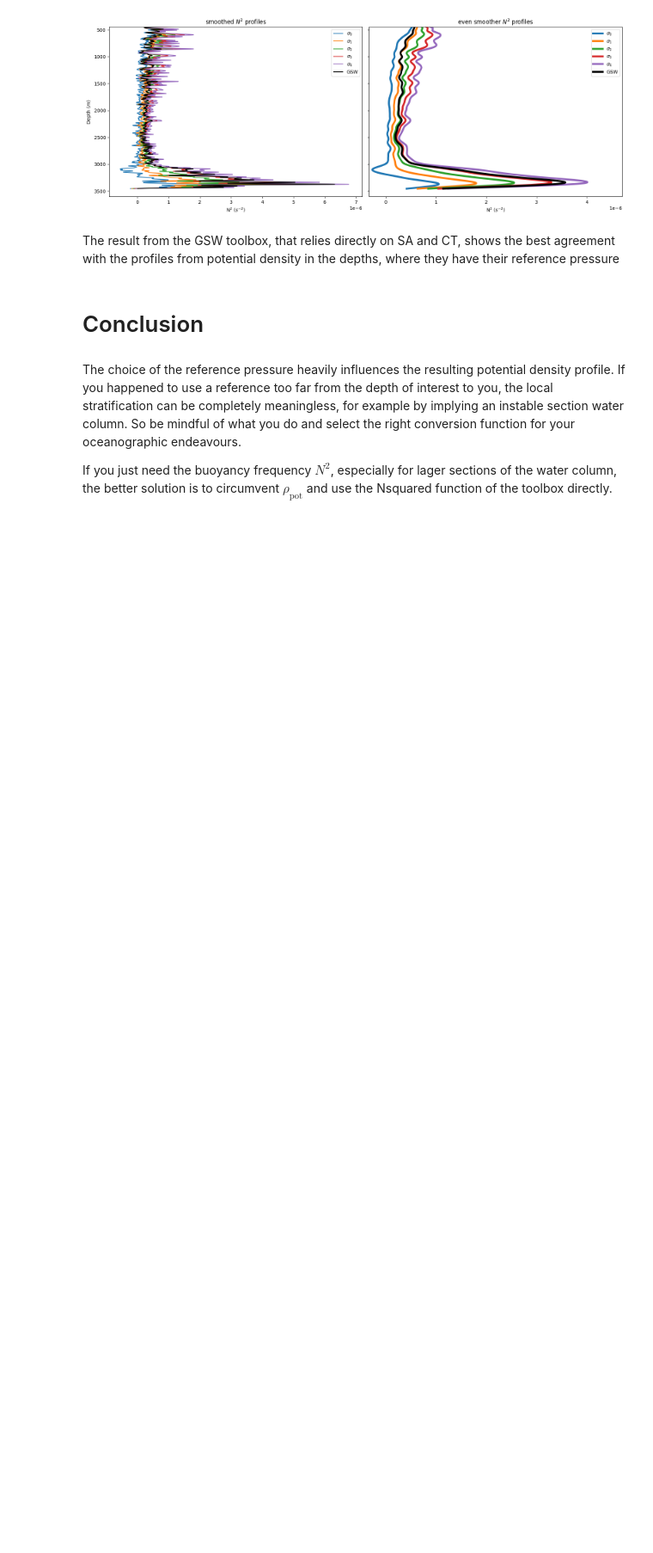
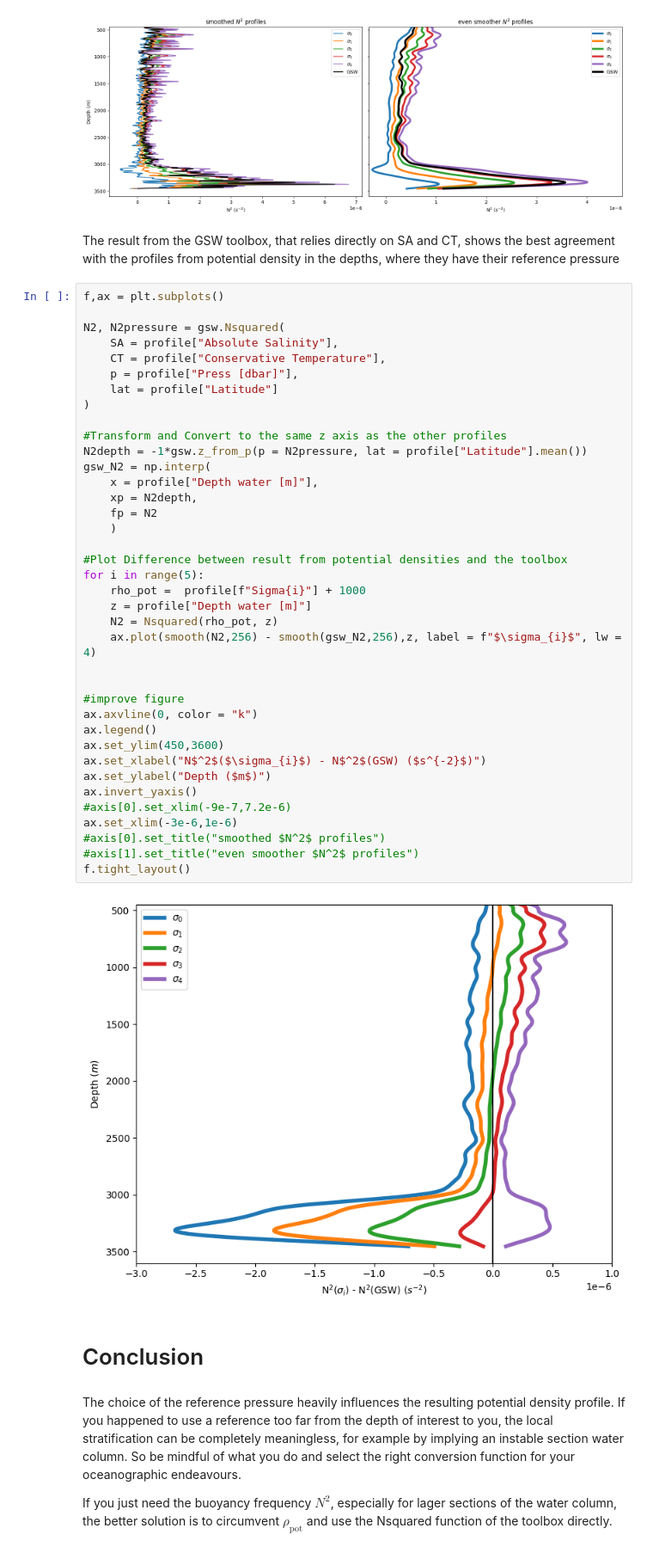
Before and after one commit to opinner/Articles, a Jupyter notebook: Articles/Potential_Density_Shenanigans.ipynb, the cells around one changed output. Shown at 86% size. Drawn from its saved outputs; the diff is of its cells as text; blank space fills up the shorter version.

```diff
--- a/Articles/Potential_Density_Shenanigans.ipynb
+++ b/Articles/Potential_Density_Shenanigans.ipynb
@@ -249,6 +252,46 @@ f.tight_layout()
 [figure]
 # %% [markdown]
 The result from the GSW toolbox, that relies directly on SA and CT, shows the best agreement with the profiles from potential density in the depths, where they have their reference pressure
+# %%
+f,ax = plt.subplots()
+
+N2, N2pressure = gsw.Nsquared(
+    SA = profile["Absolute Salinity"],
+    CT = profile["Conservative Temperature"],
+    p = profile["Press [dbar]"],
+    lat = profile["Latitude"]
+)
+
+#Transform and Convert to the same z axis as the other profiles
+N2depth = -1*gsw.z_from_p(p = N2pressure, lat = profile["Latitude"].mean())
+gsw_N2 = np.interp(
+    x = profile["Depth water [m]"],
+    xp = N2depth,
+    fp = N2
+    )
+
+#Plot Difference between result from potential densities and the toolbox
+for i in range(5):
+    rho_pot =  profile[f"Sigma{i}"] + 1000
+    z = profile["Depth water [m]"]
+    N2 = Nsquared(rho_pot, z)
+    ax.plot(smooth(N2,256) - smooth(gsw_N2,256),z, label = f"$\sigma_{i}$", lw = 4)
+
+
+#improve figure
+ax.axvline(0, color = "k")
+ax.legend()
+ax.set_ylim(450,3600)
+ax.set_xlabel("N$^2$($\sigma_{i}$) - N$^2$(GSW) ($s^{-2}$)")
+ax.set_ylabel("Depth ($m$)")
+ax.invert_yaxis()
+#axis[0].set_xlim(-9e-7,7.2e-6)
+ax.set_xlim(-3e-6,1e-6)
+#axis[0].set_title("smoothed $N^2$ profiles")
+#axis[1].set_title("even smoother $N^2$ profiles")
+f.tight_layout()
+# %% [output]
+[figure, added]
 # %% [markdown]
 # Conclusion
 # %% [markdown]
```
Also changed, not shown: parts of 1 cell of this notebook.
